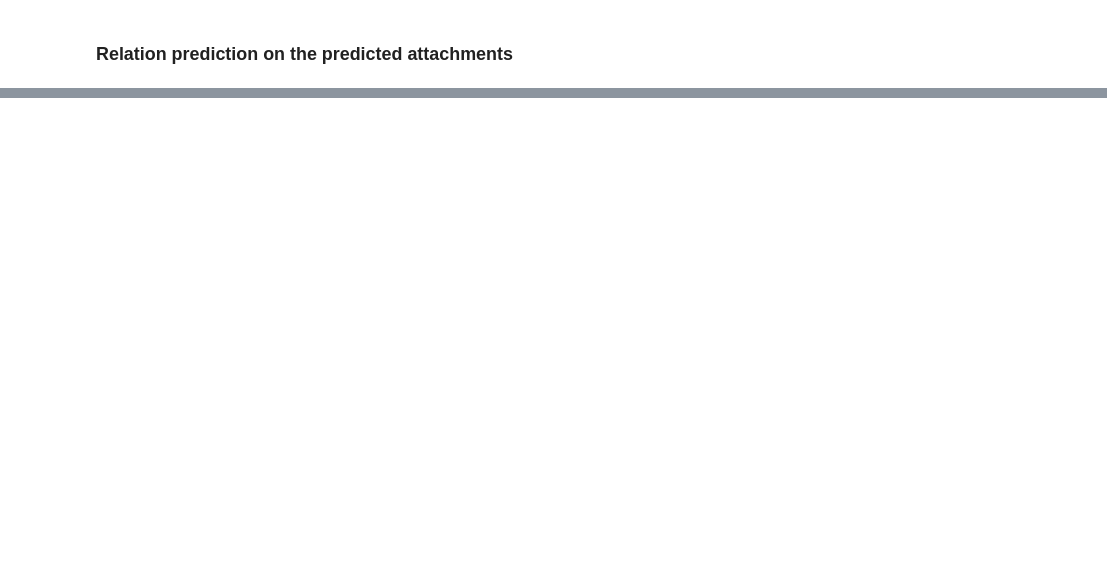
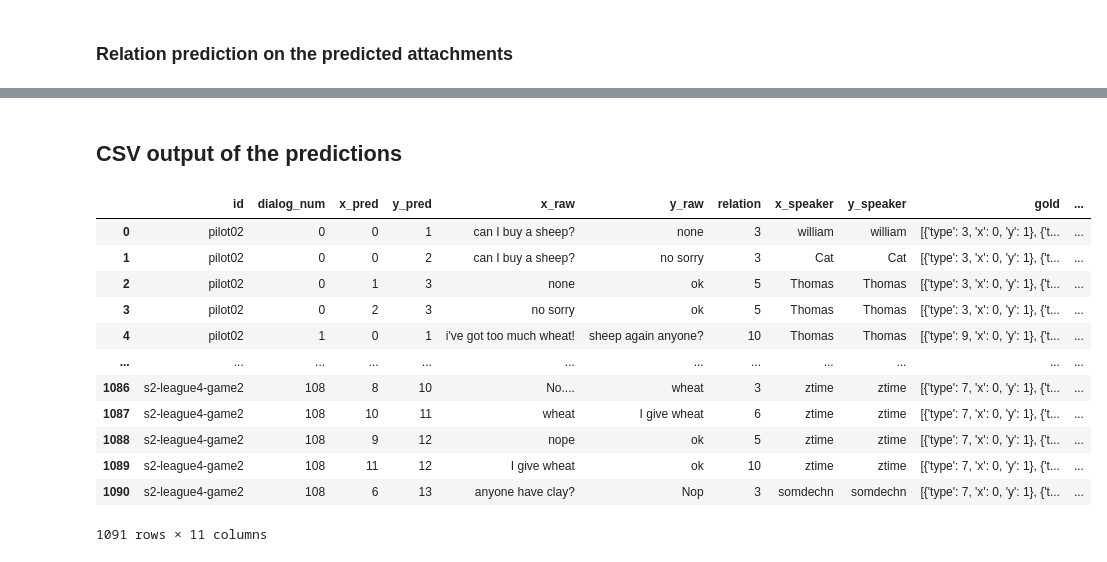
Before and after one commit to zineb198/LineBert, a Jupyter notebook: multitask_test.ipynb, the cells around one changed output, grey strips where cells are left out. Cells and saved outputs as stored; diff of their text form; code cells hidden in the pictures; blank space fills up the shorter version.

```diff
--- a/multitask_test.ipynb
+++ b/multitask_test.ipynb
@@ -168,0 +205,38 @@ print('F1 score : ' , 2*( precision * recall / (precision + recall)))
+# %% [markdown]
+## CSV output of the predictions
+# %%
+import pandas as pd
+df_pred = pd.DataFrame(columns = ['id','dialog_num','x_pred', 'y_pred', 'x_raw', 'y_raw','relation' ,'x_speaker','y_speaker'])#, 'relation_type'])
+inv_relations = {v: k for k, v in params.map_relations.items()}
+
+for i, (pred,data) in enumerate(zip(test_pred,test_data)):
+    temp = pd.DataFrame()
+    temp['id'] = [data['id'] for i in pred]
+    temp['dialog_num'] = [i for t in range(len(pred))]
+    temp['x_pred'] = [t[0] for t in pred ]
+    temp['y_pred'] = [t[1] for t in pred ]
+    temp['x_raw'] = [data['edus'][t[0]]['text_raw'] for t in pred]
+    temp['y_raw'] = [data['edus'][t[1]]['text_raw'] for t in pred]
+    temp['x_speaker'] = [data['edus'][t[1]]['speaker'] for t in pred]
+    temp['y_speaker'] = [data['edus'][t[1]]['speaker'] for t in pred]
+    temp['gold'] = [data['relations'] for t in pred]
+    temp['relation'] = [t[2] for t in pred]
+    temp['relation_type']=[inv_relations[t[2]] for t in pred]
+    df_pred = pd.concat([df_pred,temp])
+df_pred = df_pred.reset_index(drop= True)
+# %%
+df_pred.to_csv(params.data_path + 'predictions.csv')
+# %% [output]
+|  | id | dialog_num | x_pred | y_pred | x_raw | y_raw | relation | x_speaker | y_speaker | gold | ... |
+| 0 | pilot02 | 0 | 0 | 1 | can I buy a sheep? | none | 3 | william | william | [{'type': 3, 'x': 0, 'y': 1}, {'t... | ... |
+| 1 | pilot02 | 0 | 0 | 2 | can I buy a sheep? | no sorry | 3 | Cat | Cat | [{'type': 3, 'x': 0, 'y': 1}, {'t... | ... |
+| 2 | pilot02 | 0 | 1 | 3 | none | ok | 5 | Thomas | Thomas | [{'type': 3, 'x': 0, 'y': 1}, {'t... | ... |
+| 3 | pilot02 | 0 | 2 | 3 | no sorry | ok | 5 | Thomas | Thomas | [{'type': 3, 'x': 0, 'y': 1}, {'t... | ... |
+| 4 | pilot02 | 1 | 0 | 1 | i've got too much wheat! | sheep again anyone? | 10 | Thomas | Thomas | [{'type': 9, 'x': 0, 'y': 1}, {'t... | ... |
+| ... | ... | ... | ... | ... | ... | ... | ... | ... | ... | ... | ... |
+| 1086 | s2-league4-game2 | 108 | 8 | 10 | No.... | wheat | 3 | ztime | ztime | [{'type': 7, 'x': 0, 'y': 1}, {'t... | ... |
+| 1087 | s2-league4-game2 | 108 | 10 | 11 | wheat | I give wheat | 6 | ztime | ztime | [{'type': 7, 'x': 0, 'y': 1}, {'t... | ... |
+| 1088 | s2-league4-game2 | 108 | 9 | 12 | nope | ok | 5 | ztime | ztime | [{'type': 7, 'x': 0, 'y': 1}, {'t... | ... |
+| 1089 | s2-league4-game2 | 108 | 11 | 12 | I give wheat | ok | 10 | ztime | ztime | [{'type': 7, 'x': 0, 'y': 1}, {'t... | ... |
+| 1090 | s2-league4-game2 | 108 | 6 | 13 | anyone have clay? | Nop | 3 | somdechn | somdechn | [{'type': 7, 'x': 0, 'y': 1}, {'t... | ... |
+1091 rows × 11 columns
```
Also changed, not shown: parts of 4 cells of this notebook, 5 other files.
